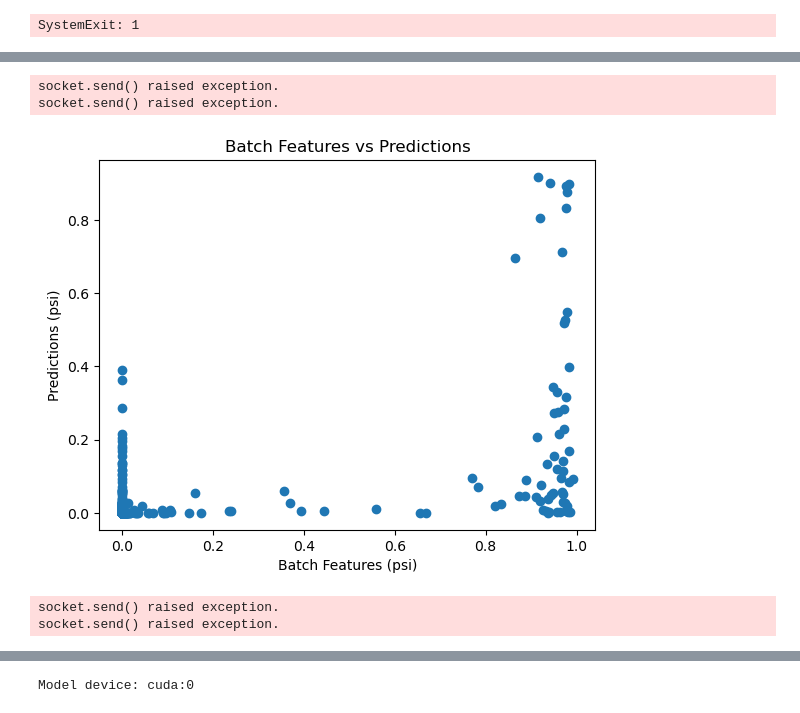
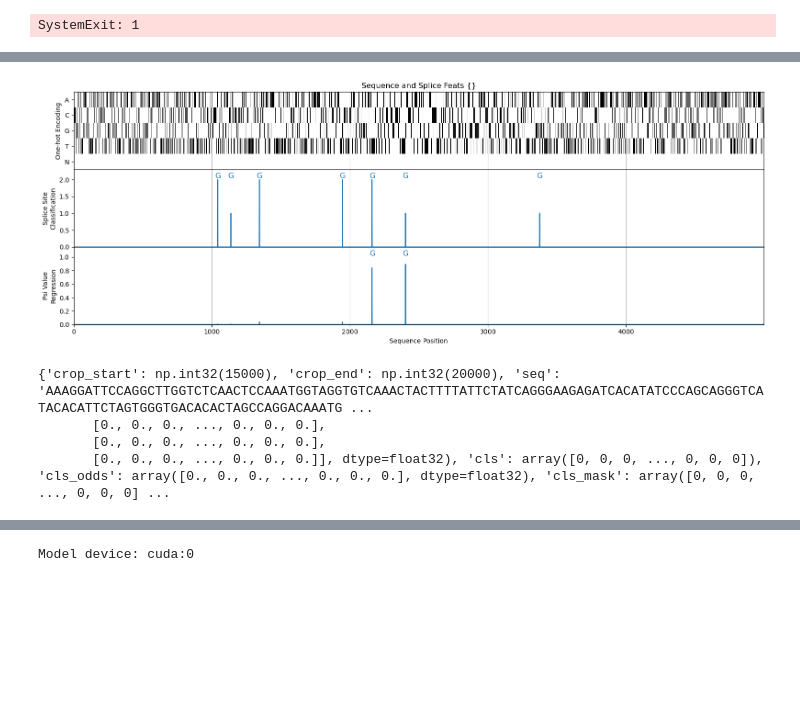
Before and after one commit to qiuresearch/AmbiSplice, a Jupyter notebook: model_training.ipynb, the cells around one changed output, grey strips where cells are left out. Cells and saved outputs as stored; diff of their text form; code cells hidden in the pictures; blank space fills up the shorter version.

```diff
--- a/model_training.ipynb
+++ b/model_training.ipynb
@@ -25,4 +19,9 @@ importlib.reload(run_ambisplice)
 # %%
+importlib.reload(run_ambisplice.model)
+importlib.reload(run_ambisplice.dataset)
+importlib.reload(run_ambisplice.litmodule)
+importlib.reload(run_ambisplice)
+
 cfg_path = os.path.join(os.getcwd(), 'configs', 'train.yaml')
 main_cfg = omegaconf.OmegaConf.load(cfg_path)
 
@@ -31,9 +30,15 @@ omegaconf.OmegaConf.set_struct(main_cfg, False)  # allow new attribute assignmen
 accelerator, devices = run_ambisplice.get_accelerator_devices(gpus=main_cfg.gpus)
 
 torch_model = run_ambisplice.get_torch_model(main_cfg.model)
+
+datasets = run_ambisplice.get_datasets(main_cfg.dataset)
+
+lit_data = run_ambisplice.get_lit_data(datasets, main_cfg.dataloader)
+
+main_cfg.litrun.resume_from_ckpt = os.path.join(
+    os.getcwd(), "checkpoints/PangolinSingle_2025-10-01_22-00-46_enonuk23/epoch=016-step=008500.ckpt")
+
 lit_run = run_ambisplice.get_lit_run(main_cfg.litrun, torch_model)
-
-lit_data = run_ambisplice.get_lit_data(main_cfg.dataset, main_cfg.dataloader)
 # %% [output]
 Available accelerator: cuda; devices: [0]
 Train set size: 22302
@@ -82,6 +86,5 @@ Using CosineAnnealingWarmRestarts learning rate scheduler...
 Detected KeyboardInterrupt, attempting graceful shutdown ...
 SystemExit: 1
 # %%
-trainer = Trainer()
-predictions = trainer.predict(lit_run, datamodule=lit_data)
+pred_outputs = lit_run.predict(datamodule=lit_data, save_prefix="pangolin")
 # %% [output]
@@ -97,17 +324,23 @@ socket.send() raised exception.
+# %%
+for i in range(len(batch_feats['cls'])):
+    i = np.random.randint(len(batch_feats['cls']))
+    cls_label = batch_feats['cls'][i]
+    psi_label = batch_feats['psi'][i]
+    if cls_label.sum() < 4 or psi_label.sum() <= 0.1:
+        continue
+    sample_feats = {k: v[i] for k, v in feats_to_device(batch_feats, device='cpu').items()}
+    plot_feats(sample_feats)
+    print(sample_feats)
+    break
+# %% [output]
+[figure, added]
+{'crop_start': np.int32(15000), 'crop_end': np.int32(20000), 'seq': 'AAAGGATTCCAGGCTTGGTCTCAACTCCAAATGGTAGGTGTCAAACTACTTTTATTCTATCAGGGAAGAGATCACATATCCCAGCAGGGTCATACACATTCTAGTGGGTGACACACTAGCCAGGACAAATG ...
+       [0., 0., 0., ..., 0., 0., 0.],
+       [0., 0., 0., ..., 0., 0., 0.],
+       [0., 0., 0., ..., 0., 0., 0.]], dtype=float32), 'cls': array([0, 0, 0, ..., 0, 0, 0]), 'cls_odds': array([0., 0., 0., ..., 0., 0., 0.], dtype=float32), 'cls_mask': array([0, 0, 0, ..., 0, 0, 0] ...
 # %%
-import matplotlib.pyplot as plt
+from AmbiSplice import dataset
+importlib.reload(dataset.splice_feats)
+importlib.reload(dataset)
 
-batch_feats, preds = predictions[0]
-
-plt.scatter(batch_feats['psi'], preds['psi'])
-# plt.scatter(batch_feats['cls'], preds['cls'])
-plt.xlabel('Batch Features (psi)')
-plt.ylabel('Predictions (psi)')
-plt.title('Batch Features vs Predictions')
-plt.show()
+pangolin_ds = dataset.PangolinDataset('/home/xqiu/github/Pangolin_train/preprocessing/dataset_train_all.h5')
-# %% [output]
-socket.send() raised exception.
-socket.send() raised exception.
-[figure, removed]
-socket.send() raised exception.
-socket.send() raised exception.
```
Also changed, not shown: parts of 9 cells of this notebook, 8 other files.
